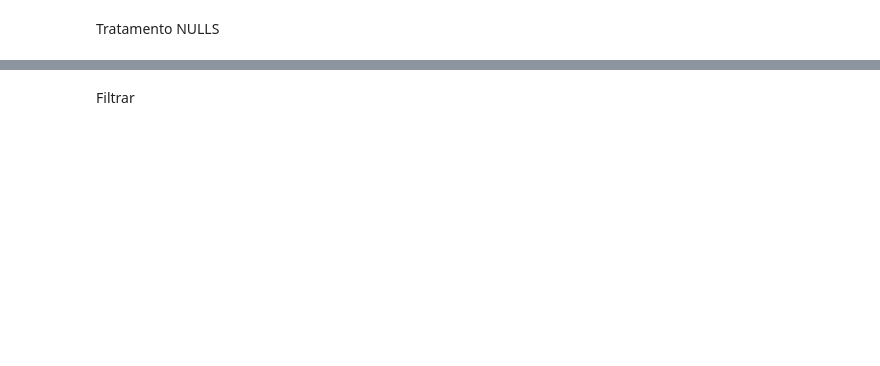
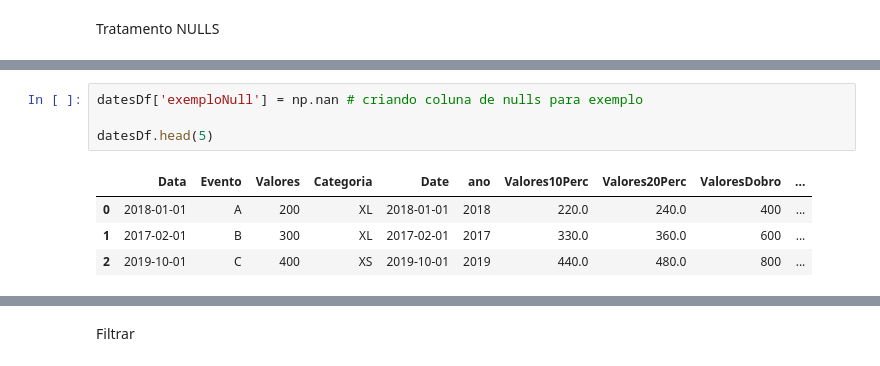
Before and after one commit to Flaviaestat/Phyton, a Jupyter notebook: 00_Principais_Phyton.ipynb, the cells around one changed output, grey strips where cells are left out. Saved outputs shown, nothing was run; the diff lists cells and outputs as text; blank space fills up the shorter version.

```diff
--- a/00_Principais_Phyton.ipynb
+++ b/00_Principais_Phyton.ipynb
@@ -141,0 +229,9 @@ Cria nova coluna - referenciar funções
+# %%
+datesDf['exemploNull'] = np.nan # criando coluna de nulls para exemplo
+
+datesDf.head(5)
+# %% [output]
+|  | Data | Evento | Valores | Categoria | Date | ano | Valores10Perc | Valores20Perc | ValoresDobro | ... |
+| 0 | 2018-01-01 | A | 200 | XL | 2018-01-01 | 2018 | 220.0 | 240.0 | 400 | ... |
+| 1 | 2017-02-01 | B | 300 | XL | 2017-02-01 | 2017 | 330.0 | 360.0 | 600 | ... |
+| 2 | 2019-10-01 | C | 400 | XS | 2019-10-01 | 2019 | 440.0 | 480.0 | 800 | ... |
```
Also changed, not shown: parts of 25 cells of this notebook.
